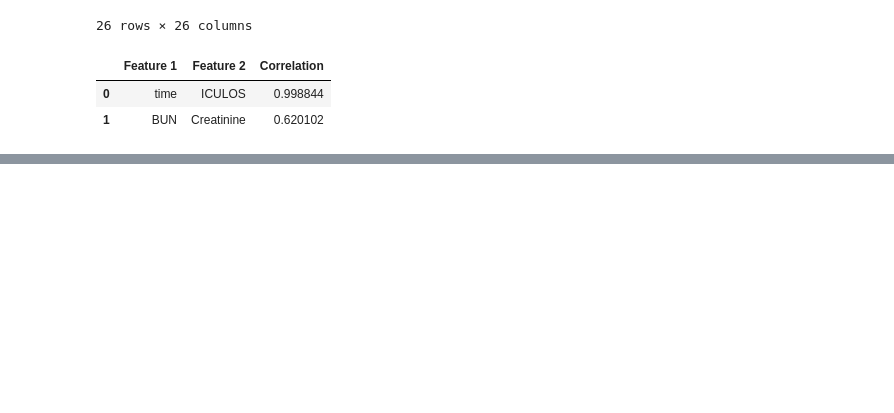
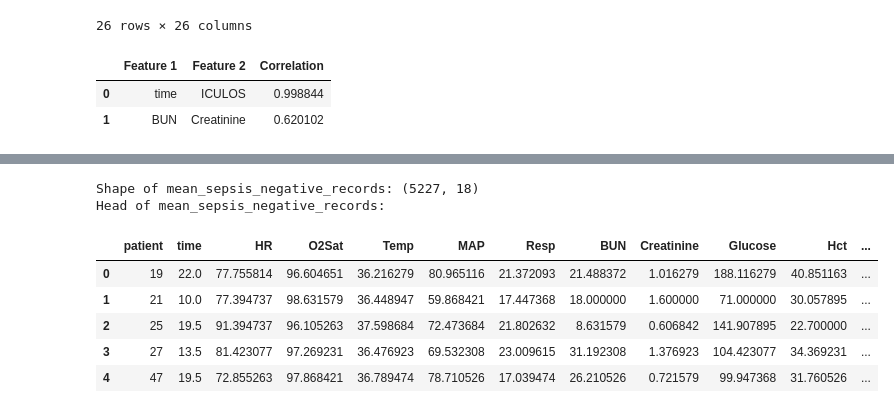
Before and after one commit to pineapple-666/Detect-Sepsis-in-Patients-Before-it-Emerges, a Jupyter notebook: notebook/Step1_Data_Exploring.ipynb, the cells around one changed output, grey strips where cells are left out. Cells and saved outputs as stored; diff of their text form; code cells hidden in the pictures; blank space fills up the shorter version.

```diff
--- a/notebook/Step1_Data_Exploring.ipynb
+++ b/notebook/Step1_Data_Exploring.ipynb
@@ -273,0 +376,18 @@ display(high_corr_df.sort_values(by='Correlation', ascending=False))
+# %%
+sepsis_negative_records = train_df_impute_reset[train_df_impute_reset['patient'].isin(sepsis_negative_patient_ids)].copy()
+
+# Group by 'patient' and calculate the mean for all other columns
+mean_sepsis_negative_records = sepsis_negative_records.groupby('patient').mean(numeric_only=True).reset_index()
+
+print(f"Shape of mean_sepsis_negative_records: {mean_sepsis_negative_records.shape}")
+print("Head of mean_sepsis_negative_records:")
+display(mean_sepsis_negative_records.head())
+# %% [output]
+Shape of mean_sepsis_negative_records: (5227, 18)
+Head of mean_sepsis_negative_records:
+|  | patient | time | HR | O2Sat | Temp | MAP | Resp | BUN | Creatinine | Glucose | Hct | ... |
+| 0 | 19 | 22.0 | 77.755814 | 96.604651 | 36.216279 | 80.965116 | 21.372093 | 21.488372 | 1.016279 | 188.116279 | 40.851163 | ... |
+| 1 | 21 | 10.0 | 77.394737 | 98.631579 | 36.448947 | 59.868421 | 17.447368 | 18.000000 | 1.600000 | 71.000000 | 30.057895 | ... |
+| 2 | 25 | 19.5 | 91.394737 | 96.105263 | 37.598684 | 72.473684 | 21.802632 | 8.631579 | 0.606842 | 141.907895 | 22.700000 | ... |
+| 3 | 27 | 13.5 | 81.423077 | 97.269231 | 36.476923 | 69.532308 | 23.009615 | 31.192308 | 1.376923 | 104.423077 | 34.369231 | ... |
+| 4 | 47 | 19.5 | 72.855263 | 97.868421 | 36.789474 | 78.710526 | 17.039474 | 26.210526 | 0.721579 | 99.947368 | 31.760526 | ... |
```
Also changed, not shown: parts of 12 cells of this notebook.
